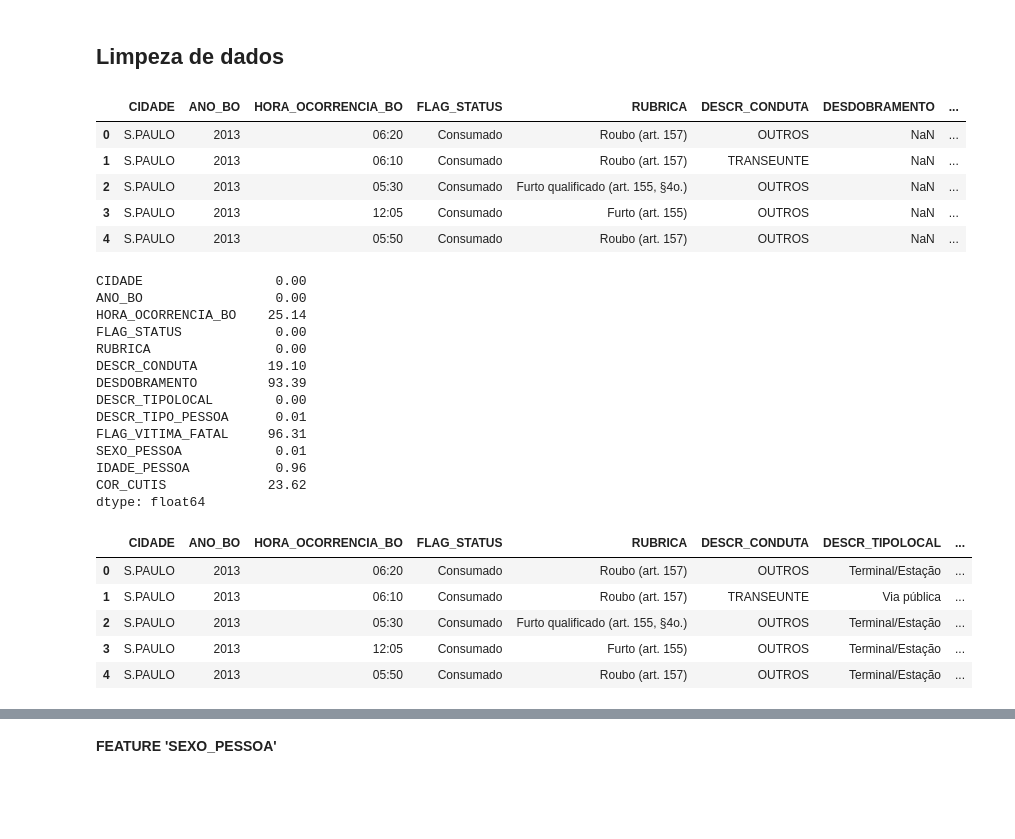
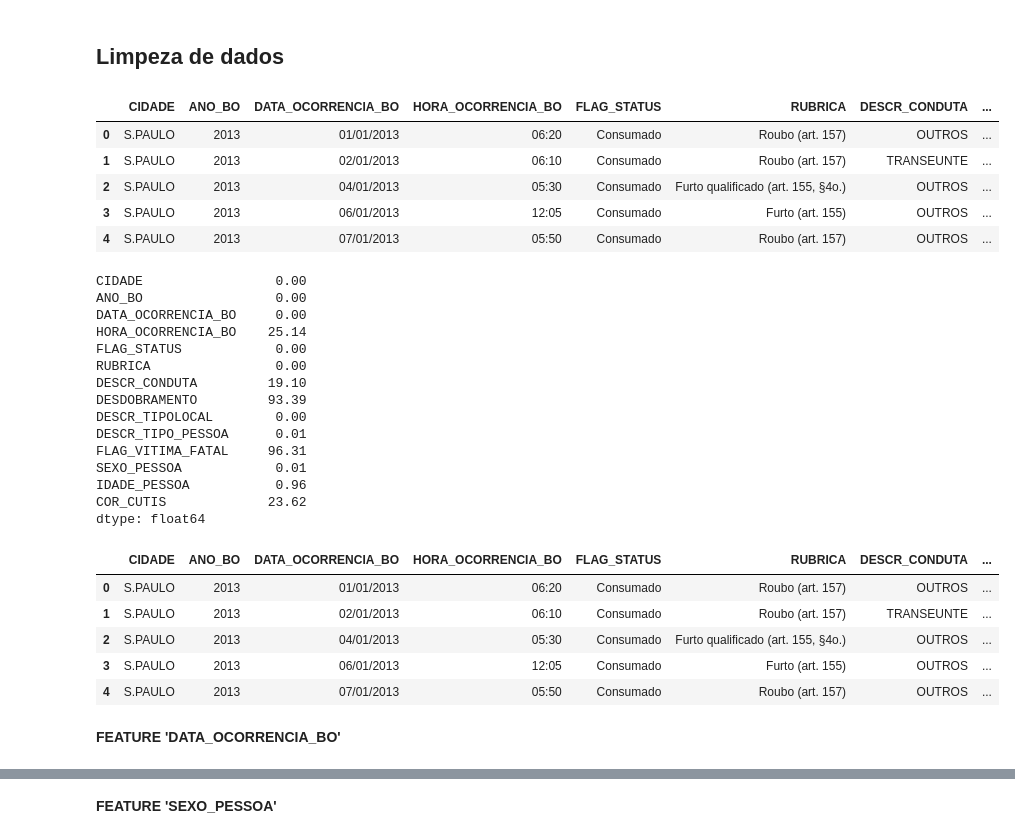
Before and after one commit to PedroHJSantos/aed_projeto_1, a Jupyter notebook: template.ipynb, the cells around one changed output, grey strips where cells are left out. Drawn from its saved outputs; the diff is of its cells as text; code cells hidden in the pictures; blank space fills up the shorter version.

Commit message:
Pré-processamento (DATA_OCORRENCIA_BO)

```diff
--- a/template.ipynb
+++ b/template.ipynb
@@ -121,21 +121,22 @@ A base possui um total de 30 features, onde:
 ## **Limpeza de dados**
 # %%
 # REMOVENDO FEATURES QUE NÃO SERÃO UTILIZADAS NA ANÁLISE
-df.drop(["ID_DELEGACIA", "NOME_DEPARTAMENTO", "NOME_SECCIONAL", "NOME_DELEGACIA", "NUM_BO", "NOME_DEPARTAMENTO_CIRC", "NOME_SECCIONAL_CIRC", "NOME_DELEGACIA_CIRC", "NOME_MUNICIPIO_CIRC", "DESCR_TIPO_BO", "DATA_OCORRENCIA_BO", "DATAHORA_COMUNICACAO_BO", "DESCR_SUBTIPOLOCAL", "LOGRADOURO", "NUMERO_LOGRADOURO", "LATITUDE", "LONGITUDE"], axis=1, inplace=True)
+df.drop(["ID_DELEGACIA", "NOME_DEPARTAMENTO", "NOME_SECCIONAL", "NOME_DELEGACIA", "NUM_BO", "NOME_DEPARTAMENTO_CIRC", "NOME_SECCIONAL_CIRC", "NOME_DELEGACIA_CIRC", "NOME_MUNICIPIO_CIRC", "DESCR_TIPO_BO", "DATAHORA_COMUNICACAO_BO", "DESCR_SUBTIPOLOCAL", "LOGRADOURO", "NUMERO_LOGRADOURO", "LATITUDE", "LONGITUDE"], axis=1, inplace=True)
 df.head()
 # %% [output]
-|  | CIDADE | ANO_BO | HORA_OCORRENCIA_BO | FLAG_STATUS | RUBRICA | DESCR_CONDUTA | DESDOBRAMENTO | ... |
-| 0 | S.PAULO | 2013 | 06:20 | Consumado | Roubo (art. 157) | OUTROS | NaN | ... |
-| 1 | S.PAULO | 2013 | 06:10 | Consumado | Roubo (art. 157) | TRANSEUNTE | NaN | ... |
-| 2 | S.PAULO | 2013 | 05:30 | Consumado | Furto qualificado (art. 155, §4o.) | OUTROS | NaN | ... |
-| 3 | S.PAULO | 2013 | 12:05 | Consumado | Furto (art. 155) | OUTROS | NaN | ... |
-| 4 | S.PAULO | 2013 | 05:50 | Consumado | Roubo (art. 157) | OUTROS | NaN | ... |
+|  | CIDADE | ANO_BO | DATA_OCORRENCIA_BO | HORA_OCORRENCIA_BO | FLAG_STATUS | RUBRICA | DESCR_CONDUTA | ... |
+| 0 | S.PAULO | 2013 | 01/01/2013 | 06:20 | Consumado | Roubo (art. 157) | OUTROS | ... |
+| 1 | S.PAULO | 2013 | 02/01/2013 | 06:10 | Consumado | Roubo (art. 157) | TRANSEUNTE | ... |
+| 2 | S.PAULO | 2013 | 04/01/2013 | 05:30 | Consumado | Furto qualificado (art. 155, §4o.) | OUTROS | ... |
+| 3 | S.PAULO | 2013 | 06/01/2013 | 12:05 | Consumado | Furto (art. 155) | OUTROS | ... |
+| 4 | S.PAULO | 2013 | 07/01/2013 | 05:50 | Consumado | Roubo (art. 157) | OUTROS | ... |
 # %%
 # PRECENTUAL DE ELEMENTOS NULOS
 round(df.isnull().mean()*100,2)
 # %% [output]
 CIDADE                 0.00
 ANO_BO                 0.00
+DATA_OCORRENCIA_BO     0.00
 HORA_OCORRENCIA_BO    25.14
 FLAG_STATUS            0.00
 RUBRICA                0.00
@@ -153,9 +154,11 @@ dtype: float64
 df.drop(["DESDOBRAMENTO", "FLAG_VITIMA_FATAL", "COR_CUTIS"], axis=1, inplace=True)
 df.head()
 # %% [output]
-|  | CIDADE | ANO_BO | HORA_OCORRENCIA_BO | FLAG_STATUS | RUBRICA | DESCR_CONDUTA | DESCR_TIPOLOCAL | ... |
-| 0 | S.PAULO | 2013 | 06:20 | Consumado | Roubo (art. 157) | OUTROS | Terminal/Estação | ... |
-| 1 | S.PAULO | 2013 | 06:10 | Consumado | Roubo (art. 157) | TRANSEUNTE | Via pública | ... |
-| 2 | S.PAULO | 2013 | 05:30 | Consumado | Furto qualificado (art. 155, §4o.) | OUTROS | Terminal/Estação | ... |
-| 3 | S.PAULO | 2013 | 12:05 | Consumado | Furto (art. 155) | OUTROS | Terminal/Estação | ... |
-| 4 | S.PAULO | 2013 | 05:50 | Consumado | Roubo (art. 157) | OUTROS | Terminal/Estação | ... |
+|  | CIDADE | ANO_BO | DATA_OCORRENCIA_BO | HORA_OCORRENCIA_BO | FLAG_STATUS | RUBRICA | DESCR_CONDUTA | ... |
+| 0 | S.PAULO | 2013 | 01/01/2013 | 06:20 | Consumado | Roubo (art. 157) | OUTROS | ... |
+| 1 | S.PAULO | 2013 | 02/01/2013 | 06:10 | Consumado | Roubo (art. 157) | TRANSEUNTE | ... |
+| 2 | S.PAULO | 2013 | 04/01/2013 | 05:30 | Consumado | Furto qualificado (art. 155, §4o.) | OUTROS | ... |
+| 3 | S.PAULO | 2013 | 06/01/2013 | 12:05 | Consumado | Furto (art. 155) | OUTROS | ... |
+| 4 | S.PAULO | 2013 | 07/01/2013 | 05:50 | Consumado | Roubo (art. 157) | OUTROS | ... |
+# %% [markdown]
+**FEATURE 'DATA_OCORRENCIA_BO'**
```
Also changed, not shown: parts of 10 cells of this notebook.
